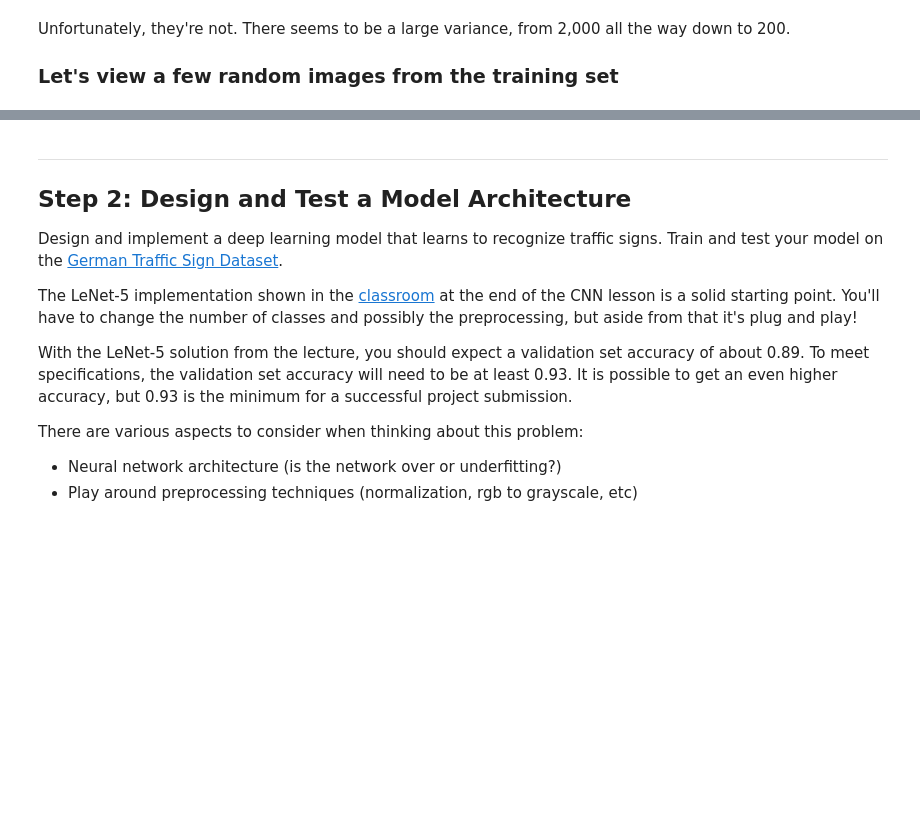
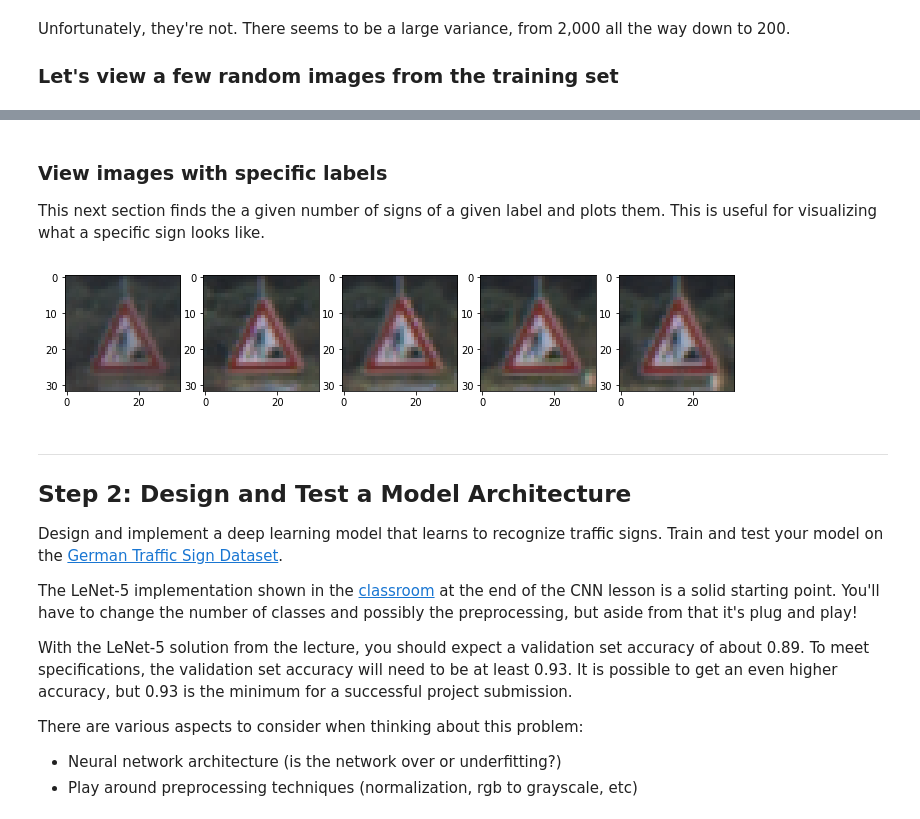
Before and after one commit to thedch/traffic-sign-classifier, a Jupyter notebook: Traffic_Sign_Classifier.ipynb, the cells around one changed output, grey strips where cells are left out. Saved outputs shown, nothing was run; the diff lists cells and outputs as text; code cells hidden in the pictures; blank space fills up the shorter version.

```diff
--- a/Traffic_Sign_Classifier.ipynb
+++ b/Traffic_Sign_Classifier.ipynb
@@ -124,3 +124,26 @@ for i in range(numImages):
+# %% [markdown]
+### View images with specific labels
+
+This next section finds the a given number of signs of a given label and plots them. This is useful for visualizing what a specific sign looks like.
+# %%
+sign_ID = 25
+num_of_signs = 5
+counter = 0
+
+rows = 1
+figsize=(12,6) # How large the images are displayed
+f = plt.figure(figsize=figsize)
+
+for i in range(len(X_train)):
+    if y_train[i] == sign_ID:
+        counter += 1
+        image = X_train[i]
+        sp = f.add_subplot(rows, num_of_signs, counter)
+        plt.imshow(image)
+    if counter >= num_of_signs:
+        break
+# %% [output]
+[figure, added]
 # %% [markdown]
 ----
 
```
Also changed, not shown: parts of 37 cells of this notebook, 6 other files.
